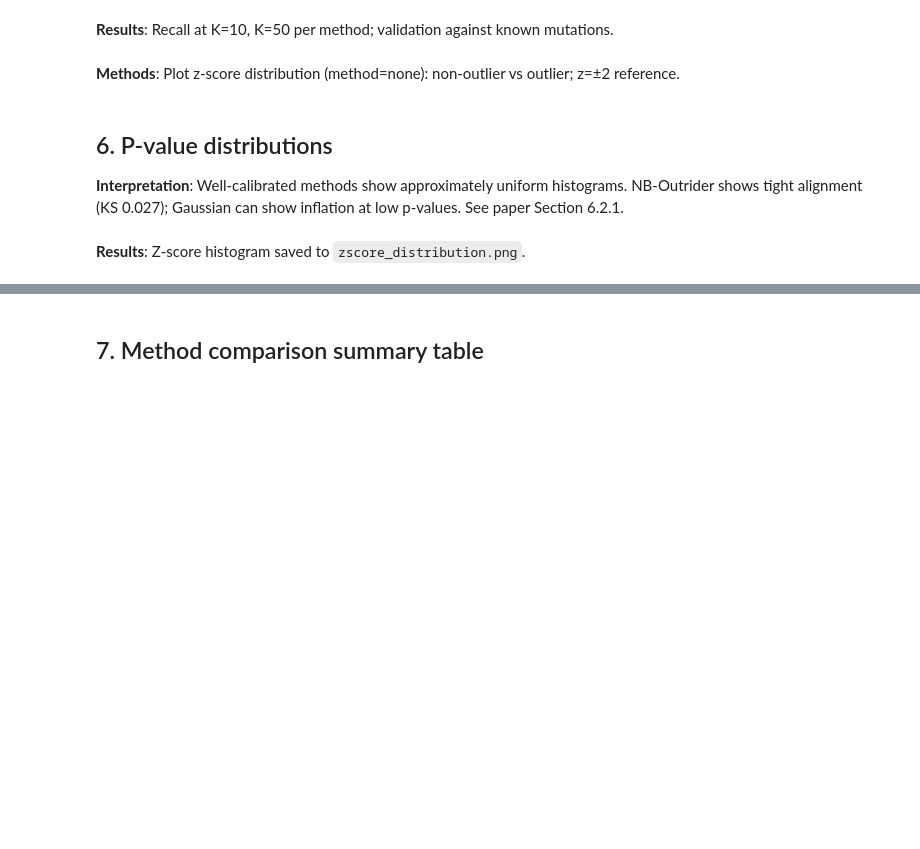
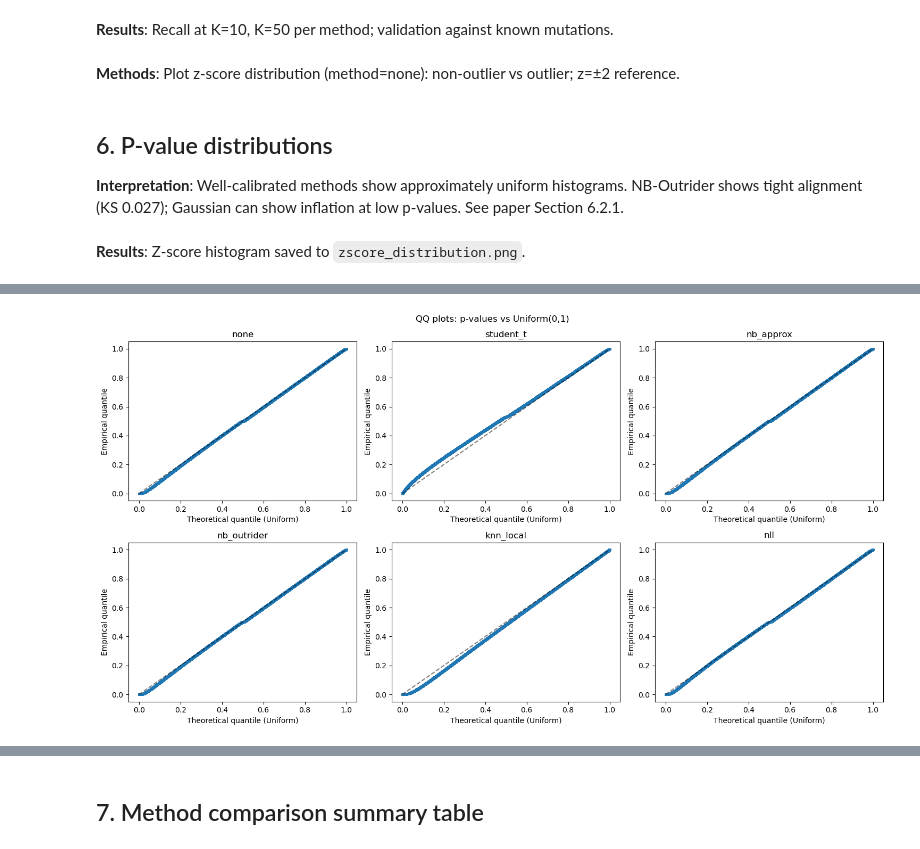
Before and after one commit to mityasmirnov/BulkFormer, a Jupyter notebook: notebooks/bulkformer_dx_clinical_methods_comparison.ipynb, the cells around one changed output, grey strips where cells are left out. Cells and saved outputs as stored; diff of their text form; code cells hidden in the pictures; blank space fills up the shorter version.

```diff
--- a/notebooks/bulkformer_dx_clinical_methods_comparison.ipynb
+++ b/notebooks/bulkformer_dx_clinical_methods_comparison.ipynb
@@ -641,0 +753,82 @@ Saved /home/smirnov/projects/BulkFormer/reports/figures/clinical_methods_compari
+# %%
+def _get_pcol_qq(df, method):
+    """Resolve p-value column for QQ/volcano."""
+    if method == "nb_outrider" and "nb_outrider_p_raw" in df.columns:
+        return "nb_outrider_p_raw"
+    if method == "nb_approx" and "nb_approx_two_sided_p_value" in df.columns:
+        return "nb_approx_two_sided_p_value"
+    for c in ("raw_p_value", "raw_pvalue", "p_raw"):
+        if c in df.columns:
+            return c
+    return None
+
+# QQ plots
+if outliers:
+    methods_with_data = [m for m in METHODS if m in outliers and outliers[m] is not None and len(outliers[m]) > 0]
+    n_m = len(methods_with_data)
+    if n_m > 0:
+        n_cols = min(3, n_m)
+        n_rows = (n_m + n_cols - 1) // n_cols
+        fig, axes = plt.subplots(n_rows, n_cols, figsize=(5 * n_cols, 4 * n_rows))
+        axes = np.atleast_2d(axes)
+        if n_m == 1:
+            axes = axes.reshape(1, -1)
+        for idx, m in enumerate(methods_with_data):
+            ax = axes.flat[idx]
+            df = outliers[m]
+            pcol = _get_pcol_qq(df, m)
+            if pcol is None:
+                ax.set_title(f"{m} (no p-values)")
+                continue
+            pvals = df[pcol].dropna()
+            pvals = pvals[(pvals > 0) & (pvals < 1)].values
+            if len(pvals) < 10:
+                ax.set_title(f"{m} (n<10)")
+                continue
+            pvals = np.sort(pvals)
+            n = len(pvals)
+            theoretical = np.linspace(0, 1, n + 2)[1:-1]
+            ax.scatter(theoretical, pvals, alpha=0.3, s=5)
+            ax.plot([0, 1], [0, 1], "k--", alpha=0.5)
+            ax.set_xlabel("Theoretical quantile (Uniform)")
+            ax.set_ylabel("Empirical quantile")
+            ax.set_title(m)
+        fig.suptitle("QQ plots: p-values vs Uniform(0,1)")
+        fig.tight_layout()
+        fig.savefig(FIGURES / "qq_plots.png", dpi=150)
+        plt.show()
+        print(f"Saved {FIGURES / 'qq_plots.png'}")
+
+# Volcano plots
+if outliers:
+    if n_m > 0:
+        fig2, axes2 = plt.subplots(n_rows, n_cols, figsize=(5 * n_cols, 4 * n_rows))
+        axes2 = np.atleast_2d(axes2)
+        if n_m == 1:
+            axes2 = axes2.reshape(1, -1)
+        for idx, m in enumerate(methods_with_data):
+            ax = axes2.flat[idx]
+            df = outliers[m]
+            pcol = _get_pcol_qq(df, m)
+            xcol = "anomaly_score" if "anomaly_score" in df.columns else "z_score"
+            if pcol is None or xcol not in df.columns:
+                ax.set_title(f"{m} (missing cols)")
+                continue
+            valid = df[pcol].notna() & (df[pcol] > 0) & (df[pcol] < 1)
+            x = df.loc[valid, xcol].values
+            y = -np.log10(df.loc[valid, pcol].values)
+            sig = df.loc[valid, "is_significant"].astype(bool).values if "is_significant" in df.columns else np.zeros(len(x), dtype=bool)
+            ax.scatter(x[~sig], y[~sig], alpha=0.3, s=5, c="grey", label="non-sig")
+            if sig.any():
+                ax.scatter(x[sig], y[sig], alpha=0.6, s=10, c="coral", label="sig")
+            ax.set_xlabel(xcol)
+            ax.set_ylabel("-log10(p)")
+            ax.set_title(m)
+            ax.legend(loc="upper right", fontsize=8)
+        fig2.suptitle("Volcano plots: effect vs -log10(p)")
+        fig2.tight_layout()
+        fig2.savefig(FIGURES / "volcano_plots.png", dpi=150)
+        plt.show()
+        print(f"Saved {FIGURES / 'volcano_plots.png'}")
+# %% [output]
+[figure, added]
```
Also changed, not shown: parts of 29 cells of this notebook, 13 other files.
